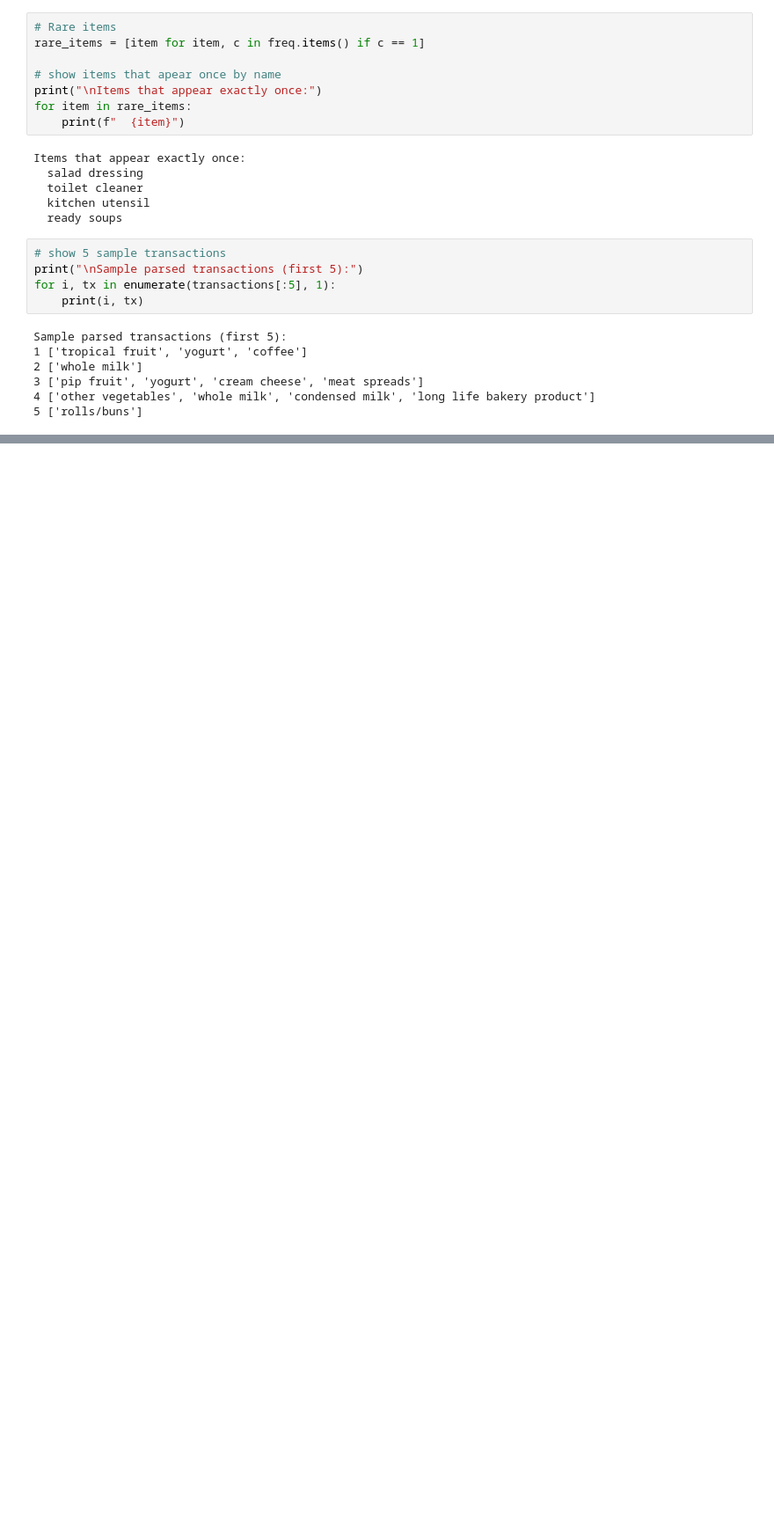
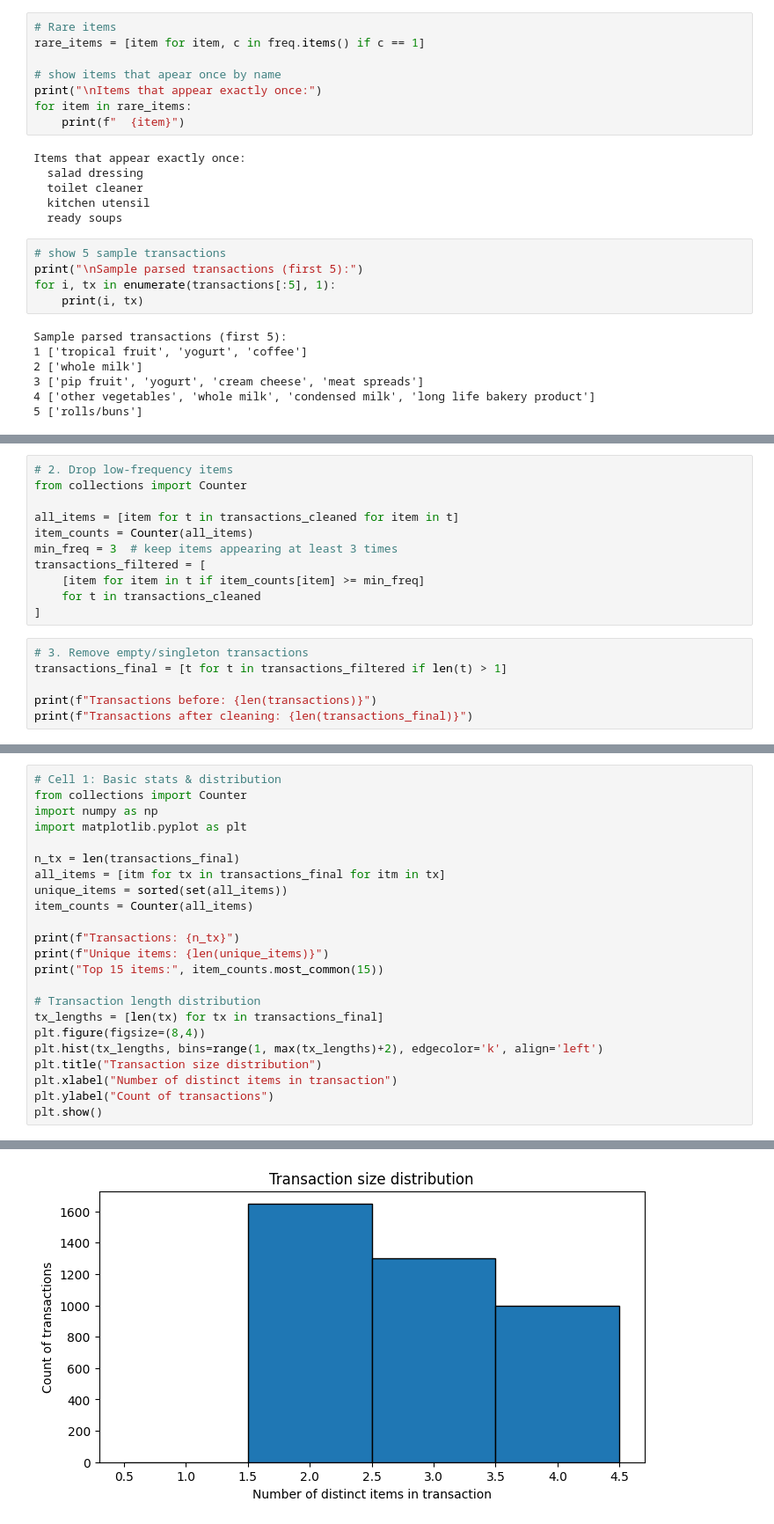
Before and after one commit to iamabdirazak/Groceries-Association-Model, a Jupyter notebook: Groceries.ipynb, the cells around one changed output, grey strips where cells are left out. Shown: that part at 88% size. Saved outputs shown, nothing was run; the diff lists cells and outputs as text; blank space fills up the shorter version.

```diff
--- a/Groceries.ipynb
+++ b/Groceries.ipynb
@@ -140,0 +163,17 @@ Sample parsed transactions (first 5):
+# %%
+# 2. Drop low-frequency items
+from collections import Counter
+
+all_items = [item for t in transactions_cleaned for item in t]
+item_counts = Counter(all_items)
+min_freq = 3  # keep items appearing at least 3 times
+transactions_filtered = [
+    [item for item in t if item_counts[item] >= min_freq]
+    for t in transactions_cleaned
+]
+# %%
+# 3. Remove empty/singleton transactions
+transactions_final = [t for t in transactions_filtered if len(t) > 1]
+
+print(f"Transactions before: {len(transactions)}")
+print(f"Transactions after cleaning: {len(transactions_final)}")
@@ -140,0 +364,24 @@ Sample parsed transactions (first 5):
+# %%
+# Cell 1: Basic stats & distribution
+from collections import Counter
+import numpy as np
+import matplotlib.pyplot as plt
+
+n_tx = len(transactions_final)
+all_items = [itm for tx in transactions_final for itm in tx]
+unique_items = sorted(set(all_items))
+item_counts = Counter(all_items)
+
+print(f"Transactions: {n_tx}")
+print(f"Unique items: {len(unique_items)}")
+print("Top 15 items:", item_counts.most_common(15))
+
+# Transaction length distribution
+tx_lengths = [len(tx) for tx in transactions_final]
+plt.figure(figsize=(8,4))
+plt.hist(tx_lengths, bins=range(1, max(tx_lengths)+2), edgecolor='k', align='left')
+plt.title("Transaction size distribution")
+plt.xlabel("Number of distinct items in transaction")
+plt.ylabel("Count of transactions")
+plt.show()
+# %% [output]
@@ -140,0 +391 @@ Sample parsed transactions (first 5):
+[figure, added]
```
Also changed, not shown: parts of 30 cells of this notebook, 3 other files.
